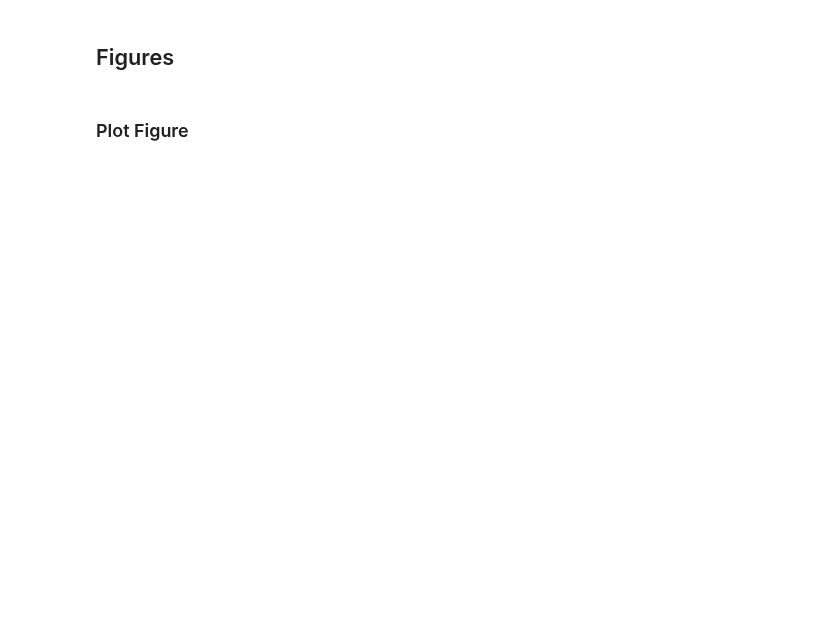
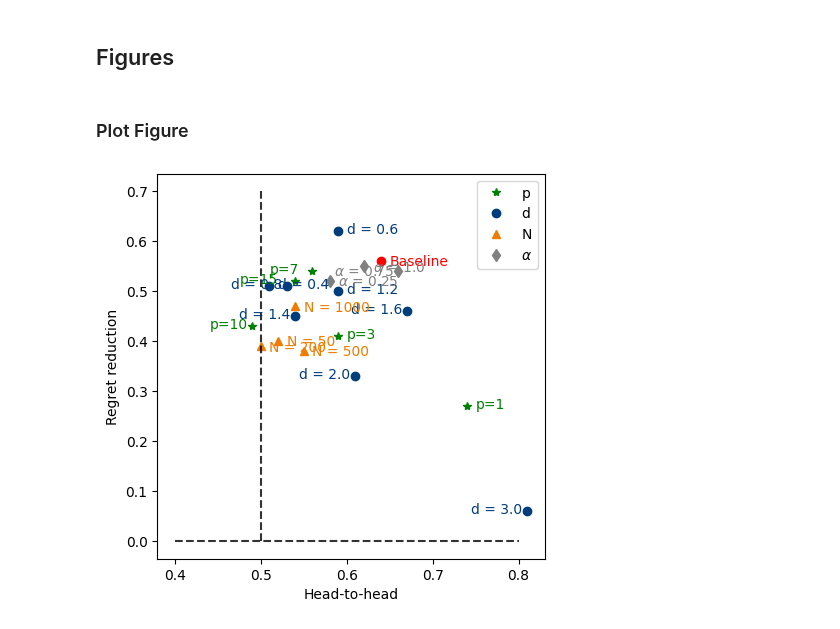
Before and after one commit to xunzhang-sjtu/Decision_Driven_Regularization, a Jupyter notebook: JOC_R1/Shortest_Path_Reproduce/Various_Setting_Reproduce.ipynb, the cells around one changed output. Cells and saved outputs as stored; diff of their text form; code cells hidden in the pictures; blank space fills up the shorter version.

```diff
--- a/JOC_R1/Shortest_Path_Reproduce/Various_Setting_Reproduce.ipynb
+++ b/JOC_R1/Shortest_Path_Reproduce/Various_Setting_Reproduce.ipynb
@@ -277,8 +424,16 @@ for e in e_all:
 # %%
+deg = 1.0 # polynomial degree
+mis = deg # model misspecification
+num_train = 100
+num_feat = 5
+p = num_feat
+e_all = [0.25,0.5,0.75,1.0]
+
+
 regret_e_post = np.zeros(len(e_all)); h2h_e_post = np.zeros(len(e_all))
 regret_e_ante = np.zeros(len(e_all)); h2h_e_ante = np.zeros(len(e_all))
 mu = mu_all[0]
-lamb = lamb_all[0]
+lamb = lamb_all[1]
 _index = 0
 for e in e_all:
     alpha = e
@@ -328,8 +535,15 @@ for deg in deg_all:
 # %%
+e = 0.5
+alpha = e
+num_train = 100
+num_feat = 5
+p = num_feat
+deg_all = [0.4,0.6,0.8,1.0,1.2,1.4,1.6,2.0,3.0,4.0,8.0]
+
 regret_d_post = np.zeros(len(deg_all)); h2h_d_post = np.zeros(len(deg_all))
 regret_d_ante = np.zeros(len(deg_all)); h2h_d_ante = np.zeros(len(deg_all))
 mu = mu_all[0]
-lamb = lamb_all[0]
+lamb = lamb_all[1]
 _index = 0
 for deg in deg_all:
     mis = deg # model misspecification
@@ -421,68 +578,70 @@ pathlib.Path(Result_dir).mkdir(parents=True, exist_ok=True)
 # %%
 import matplotlib.pyplot as plt
 fig = plt.figure(figsize = (5, 5))
-# p_indices = [0,1,3,4,5]
-# plt.plot(h2h_P_ante[p_indices], regret_P_ante[p_indices], color='green', marker = "*", label = 'p', linestyle = 'None')
-# plt.text(h2h_P_ante[p_indices[0]] + 0.01, regret_P_ante[p_indices[0]] - 0.005, 'p='+str(num_feat_all[p_indices[0]]), color='green')
-# plt.text(h2h_P_ante[p_indices[1]] + 0.01, regret_P_ante[p_indices[1]] - 0.005, 'p='+str(num_feat_all[p_indices[1]]), color='green')
-# plt.text(h2h_P_ante[p_indices[2]] - 0.05, regret_P_ante[p_indices[2]] - 0.005, 'p='+str(num_feat_all[p_indices[2]]), color='green')
-# plt.text(h2h_P_ante[p_indices[3]] - 0.05, regret_P_ante[p_indices[3]] - 0.005, 'p='+str(num_feat_all[p_indices[3]]), color='green')
-# plt.text(h2h_P_ante[p_indices[4]] - 0.065, regret_P_ante[p_indices[4]] - 0.005, 'p='+str(num_feat_all[p_indices[4]]), color='green')
+p_indices = [0,1,3,4,5]
+plt.plot(h2h_P_ante[p_indices], regret_P_ante[p_indices], color='green', marker = "*", label = 'p', linestyle = 'None')
+plt.text(h2h_P_ante[p_indices[0]] + 0.01, regret_P_ante[p_indices[0]] - 0.005, 'p='+str(num_feat_all[p_indices[0]]), color='green')
+plt.text(h2h_P_ante[p_indices[1]] + 0.01, regret_P_ante[p_indices[1]] - 0.005, 'p='+str(num_feat_all[p_indices[1]]), color='green')
+plt.text(h2h_P_ante[p_indices[2]] - 0.05, regret_P_ante[p_indices[2]] - 0.005, 'p='+str(num_feat_all[p_indices[2]]), color='green')
+plt.text(h2h_P_ante[p_indices[3]] - 0.05, regret_P_ante[p_indices[3]] - 0.005, 'p='+str(num_feat_all[p_indices[3]]), color='green')
+plt.text(h2h_P_ante[p_indices[4]] - 0.065, regret_P_ante[p_indices[4]] - 0.005, 'p='+str(num_feat_all[p_indices[4]]), color='green')
 
-# plt.plot(h2h_d_ante[0], regret_d_ante[0], color='#003D7C', marker = "o", label = 'd', linestyle = 'None')
-# # plt.plot(h2h_d[1], mci_d[1], color='#003D7C', marker = "o", linestyle = 'None')
-# plt.plot(h2h_d_ante[1], regret_d_ante[1], color='#003D7C', marker = "o", linestyle = 'None')
-# plt.plot(h2h_d_ante[2], regret_d_ante[2], color='#003D7C', marker = "o", linestyle = 'None')
-# plt.plot(h2h_d_ante[4], regret_d_ante[4], color='#003D7C', marker = "o", linestyle = 'None')
-# plt.plot(h2h_d_ante[5], regret_d_ante[5], color='#003D7C', marker = "o", linestyle = 'None')
-# plt.plot(h2h_d_ante[6], regret_d_ante[6], color='#003D7C', marker = "o", linestyle = 'None')
-# plt.plot(h2h_d_ante[7], regret_d_ante[7], color='#003D7C', marker = "o", linestyle = 'None')
-# plt.plot(h2h_d_ante[8], regret_d_ante[8], color='#003D7C', marker = "o", linestyle = 'None')
+plt.plot(h2h_d_ante[0], regret_d_ante[0], color='#003D7C', marker = "o", label = 'd', linestyle = 'None')
+# plt.plot(h2h_d[1], mci_d[1], color='#003D7C', marker = "o", linestyle = 'None')
+plt.plot(h2h_d_ante[1], regret_d_ante[1], color='#003D7C', marker = "o", linestyle = 'None')
+plt.plot(h2h_d_ante[2], regret_d_ante[2], color='#003D7C', marker = "o", linestyle = 'None')
+plt.plot(h2h_d_ante[4], regret_d_ante[4], color='#003D7C', marker = "o", linestyle = 'None')
+plt.plot(h2h_d_ante[5], regret_d_ante[5], color='#003D7C', marker = "o", linestyle = 'None')
+plt.plot(h2h_d_ante[6], regret_d_ante[6], color='#003D7C', marker = "o", linestyle = 'None')
+plt.plot(h2h_d_ante[7], regret_d_ante[7], color='#003D7C', marker = "o", linestyle = 'None')
+plt.plot(h2h_d_ante[8], regret_d_ante[8], color='#003D7C', marker = "o", linestyle = 'None')
 
 
-# plt.text(h2h_d_ante[0] + 0.01, regret_d_ante[0] - 0.005, 'd = '+str(deg_all[0]), color='#003D7C')
-# # plt.text(h2h_d[1] + 0.007, mci_d[1] - 0.003, 'd = 15', color='#003D7C')
-# plt.text(h2h_d_ante[1] + 0.01, regret_d_ante[1] - 0.005, 'd = '+str(deg_all[1]), color='#003D7C')
-# plt.text(h2h_d_ante[2] - 0.065, regret_d_ante[2] - 0.005, 'd = '+str(deg_all[2]), color='#003D7C')
-# plt.text(h2h_d_ante[4] + 0.01, regret_d_ante[4] - 0.005, 'd = '+str(deg_all[4]), color='#003D7C')
-# plt.text(h2h_d_ante[5] - 0.065, regret_d_ante[5] - 0.005, 'd = '+str(deg_all[5]), color='#003D7C')
-# plt.text(h2h_d_ante[6] - 0.065, regret_d_ante[6] - 0.005, 'd = '+str(deg_all[6]), color='#003D7C')
-# plt.text(h2h_d_ante[7] - 0.065, regret_d_ante[7] - 0.005, 'd = '+str(deg_all[7]), color='#003D7C')
-# plt.text(h2h_d_ante[8] - 0.065, regret_d_ante[8] - 0.005, 'd = '+str(deg_all[8]), color='#003D7C')
+plt.text(h2h_d_ante[0] + 0.01, regret_d_ante[0] - 0.005, 'd = '+str(deg_all[0]), color='#003D7C')
+# plt.text(h2h_d[1] + 0.007, mci_d[1] - 0.003, 'd = 15', color='#003D7C')
+plt.text(h2h_d_ante[1] + 0.01, regret_d_ante[1] - 0.005, 'd = '+str(deg_all[1]), color='#003D7C')
+plt.text(h2h_d_ante[2] - 0.065, regret_d_ante[2] - 0.005, 'd = '+str(deg_all[2]), color='#003D7C')
+plt.text(h2h_d_ante[4] + 0.01, regret_d_ante[4] - 0.005, 'd = '+str(deg_all[4]), color='#003D7C')
+plt.text(h2h_d_ante[5] - 0.065, regret_d_ante[5] - 0.005, 'd = '+str(deg_all[5]), color='#003D7C')
+plt.text(h2h_d_ante[6] - 0.065, regret_d_ante[6] - 0.005, 'd = '+str(deg_all[6]), color='#003D7C')
+plt.text(h2h_d_ante[7] - 0.065, regret_d_ante[7] - 0.005, 'd = '+str(deg_all[7]), color='#003D7C')
+plt.text(h2h_d_ante[8] - 0.065, regret_d_ante[8] - 0.005, 'd = '+str(deg_all[8]), color='#003D7C')
 
 
 plt.plot(h2h_N_ante[0], regret_N_ante[0], color='#EF7C00', marker = "^", label = 'N',linestyle = 'None')
 plt.text(h2h_N_ante[1] + 0.01, regret_N_ante[1] - 0.01, 'Baseline', color='red')
 # plt.plot(h2h_N[1], mci_N[1], color='#EF7C00', marker = "^",linestyle = 'None')
 plt.plot(h2h_N_ante[2], regret_N_ante[2], color='#EF7C00', marker = "^",linestyle = 'None')
 plt.plot(h2h_N_ante[3], regret_N_ante[3], color='#EF7C00', marker = "^",linestyle = 'None')
 plt.plot(h2h_N_ante[4], regret_N_ante[4], color='#EF7C00', marker = "^",linestyle = 'None')
 plt.text(h2h_N_ante[0] + 0.01, regret_N_ante[0] - 0.01, 'N = 50', color='#EF7C00')
 # plt.text(h2h_N[1] + 0.005, mci_N[1] - 0.003, 'N = 100', color='#EF7C00')
 plt.text(h2h_N_ante[2] + 0.01, regret_N_ante[2] - 0.01, 'N = 200', color='#EF7C00')
 plt.text(h2h_N_ante[3] + 0.01, regret_N_ante[3] - 0.01, 'N = 500', color='#EF7C00')
 plt.text(h2h_N_ante[4] + 0.01, regret_N_ante[4] - 0.01, 'N = 1000', color='#EF7C00')
 
 
-# plt.plot(h2h_e_ante[0], regret_e_ante[0], color='grey', marker = "d", label = r'$\alpha$',linestyle = 'None')
-# # plt.plot(h2h_alpha[1], mci_alpha[1], color='grey', marker = "d",linestyle = 'None')
-# plt.plot(h2h_e_ante[2], regret_e_ante[2], color='grey', marker = "d",linestyle = 'None')
-# plt.plot(h2h_e_ante[3], regret_e_ante[3], color='grey', marker = "d",linestyle = 'None')
-# plt.text(h2h_e_ante[0] + 0.01, regret_e_ante[0] - 0.01, r'$\alpha$ = 0.25', color='grey')
-# # plt.text(h2h_alpha[1] + 0.005, mci_alpha[1] - 0.005, r'$\alpha$ = 1', color='grey')
-# plt.text(h2h_e_ante[2] - 0.075, regret_e_ante[2] - 0.01, r'$\alpha$ = 0.75', color='grey')
-# plt.text(h2h_e_ante[3] + 0.01, regret_e_ante[3] - 0.01, r'$\alpha$ = 1.0', color='grey')
+plt.plot(h2h_e_ante[0], regret_e_ante[0], color='grey', marker = "d", label = r'$\alpha$',linestyle = 'None')
+# plt.plot(h2h_alpha[1], mci_alpha[1], color='grey', marker = "d",linestyle = 'None')
+plt.plot(h2h_e_ante[2], regret_e_ante[2], color='grey', marker = "d",linestyle = 'None')
+plt.plot(h2h_e_ante[3], regret_e_ante[3], color='grey', marker = "d",linestyle = 'None')
+plt.text(h2h_e_ante[0] + 0.01, regret_e_ante[0] - 0.01, r'$\alpha$ = 0.25', color='grey')
+# plt.text(h2h_alpha[1] + 0.005, mci_alpha[1] - 0.005, r'$\alpha$ = 1', color='grey')
+plt.text(h2h_e_ante[2] - 0.075, regret_e_ante[2] - 0.01, r'$\alpha$ = 0.75', color='grey')
+plt.text(h2h_e_ante[3] + 0.01, regret_e_ante[3] - 0.01, r'$\alpha$ = 1.0', color='grey')
 
 plt.vlines(0.5, 0.0, 0.7, linestyle="dashed", alpha = 0.8,color = 'k')
 plt.hlines(0.0, 0.4, 0.8, linestyle="dashed", alpha = 0.8,color = 'k')
 plt.legend()
 
 plt.xlabel('Head-to-head')
 plt.ylabel('Regret reduction')
 
 plt.plot(h2h_N_ante[1], regret_N_ante[1], color='red', marker = "o", linestyle = 'None')
 # plt.annotate('Ridge vs. DDR', xy = (0.25,0.9), xycoords = 'axes fraction', bbox=dict(boxstyle="round", fc="w"), size = 10)
 
 # fig.savefig(DataPath_parent+'DDR_vs_OLS_DPSN.eps', format='eps', bbox_inches="tight")
 fig.savefig(Result_dir +'DDR_vs_OLS_diff_settings_ante.pdf', format='pdf', bbox_inches="tight")
 plt.show()
+# %% [output]
+[figure, added]
```
Also changed, not shown: parts of 20 cells of this notebook, 4 other files.
